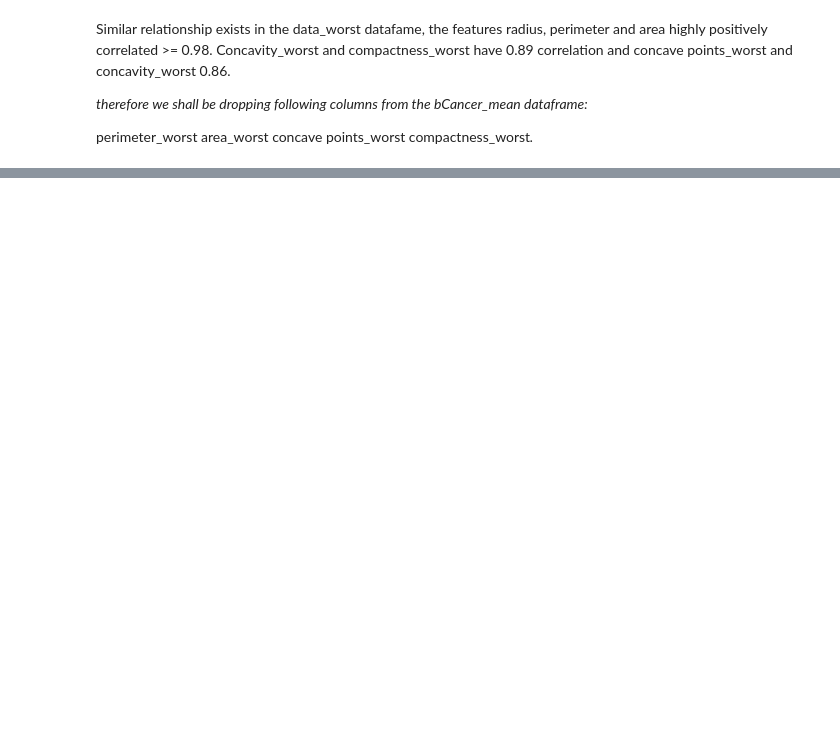
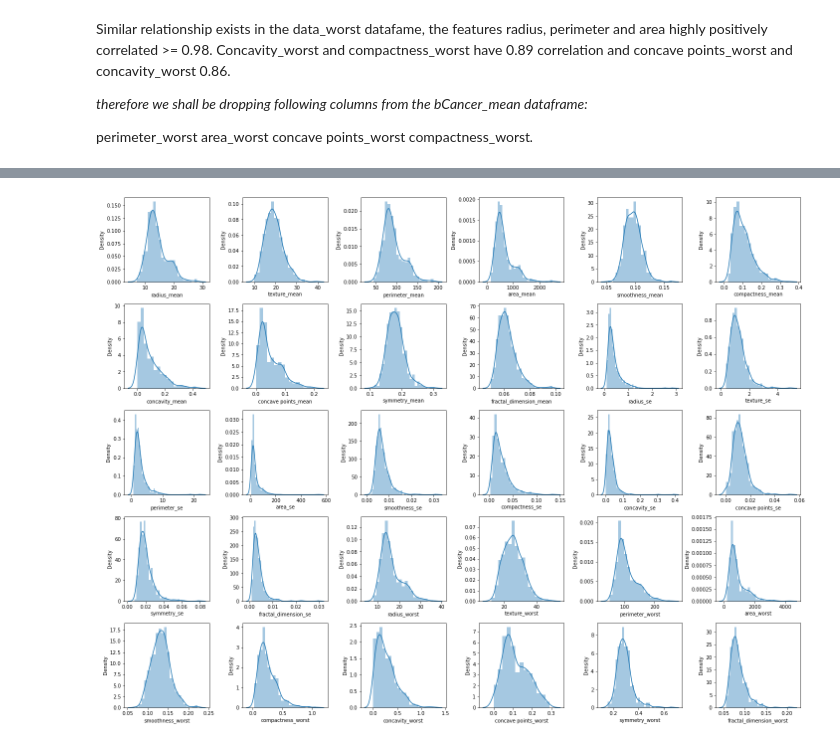
Before and after one commit to LaisColetta/PdDA_Project2, a Jupyter notebook: Project2.ipynb, the cells around one changed output, grey strips where cells are left out. Drawn from its saved outputs; the diff is of its cells as text; code cells hidden in the pictures; blank space fills up the shorter version.

```diff
--- a/Project2.ipynb
+++ b/Project2.ipynb
@@ -269 +287,20 @@ compactness_worst<i>.
+# %%
+#Reference: https://www.kaggle.com/code/vipin20/breast-cancer-classification-eda-with-score-0-99
+#set histograms size
+plt.figure(figsize = (20, 15))
+plotnumber = 1
+#drop diagnosis column
+data = data.drop(["diagnosis"], axis=1)
+for column in data:
+    if plotnumber <= 30:
+        ax = plt.subplot(5, 6, plotnumber)
+        sns.distplot(data[column])
+        plt.xlabel(column)
+
+    plotnumber += 1
+
+plt.tight_layout()
+plt.show()
+# %% [output]
+[figure, added]
 # %% [markdown]
```
Also changed, not shown: parts of 9 cells of this notebook.
